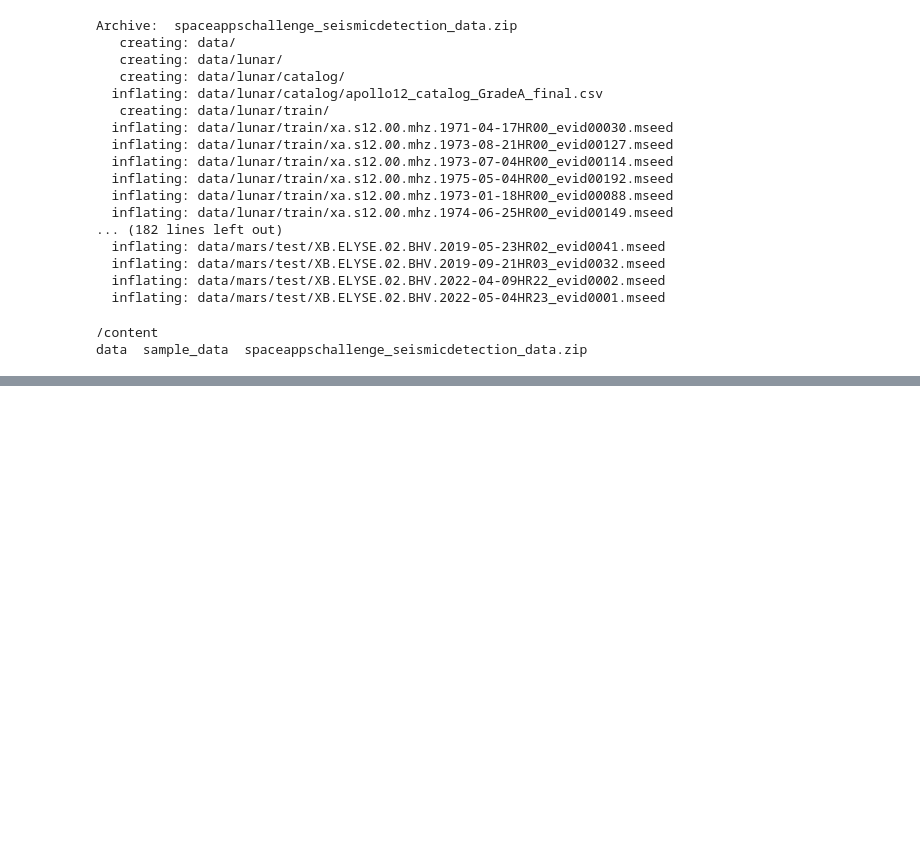
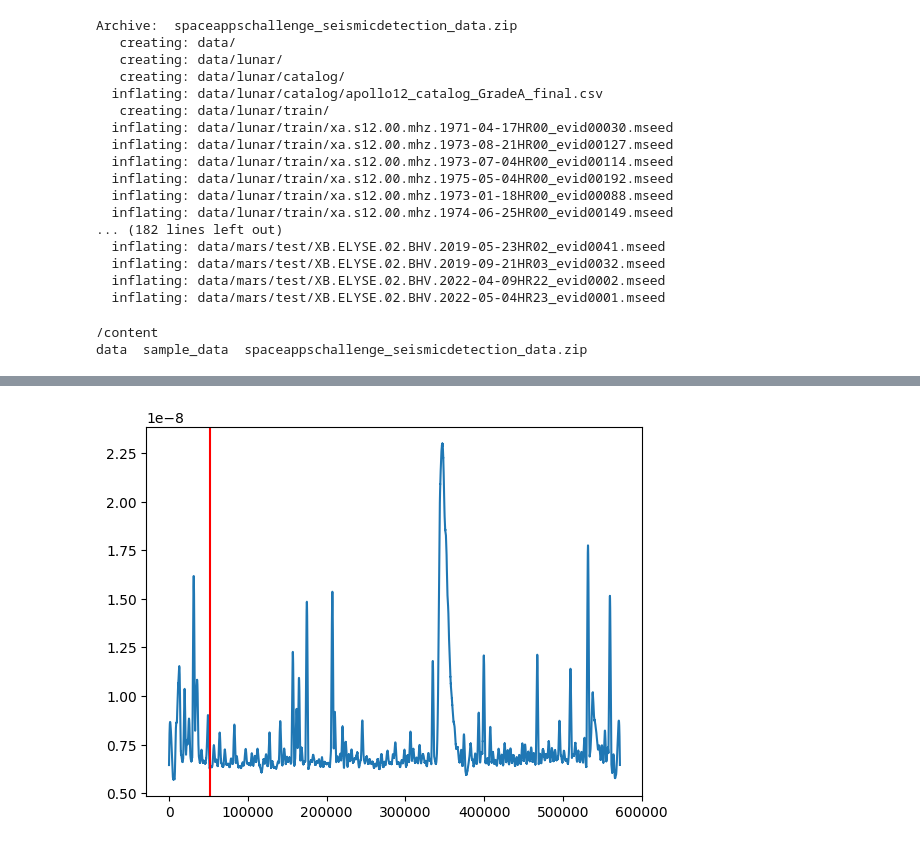
Before and after one commit to ifauh/seismic-detector, a Jupyter notebook: seismic_detect_notebook.ipynb, the cells around one changed output, grey strips where cells are left out. Drawn from its saved outputs; the diff is of its cells as text; code cells hidden in the pictures; blank space fills up the shorter version.

Commit message:
Fix typo in Dataset Block and added pre-processing block

```diff
--- a/seismic_detect_notebook.ipynb
+++ b/seismic_detect_notebook.ipynb
@@ -176,0 +212,93 @@ Output: Transformed / Augmented data
+# %%
+#PreProcessing
+'''
+Input:Signal
+Output: Transformed / Augmented data
+'''
+class ProcessSignal:
+  def __init__(self)->None:
+    pass
+  def detectEnvelope(self,x:np.ndarray,N:int,method = 'analytic', window="hamming"):
+
+    x=np.abs(x)
+    #Assert that x is a 1D numpy array
+    kernel_mapper={"rect":np.ones(N)/N,"hamming":np.hamming(N),"hanning":np.hanning(N),"blackman":np.blackman(N),
+                  "gaussian":scipy.signal.windows.gaussian(N,1),"tukey":scipy.signal.windows.tukey(N,1)}
+    if method == 'analytic':
+
+      #Calculate the mean of x and remove it
+      x_mean = np.mean(x)
+      x_zero_mean = x-x_mean
+
+      #Take the absolute value of the Hilbert transform
+      #to calculate the analytical envelope of the zero mean
+      #version of x
+      zero_mean_envelope = np.abs(hilbert(x_zero_mean,N = N))
+
+      #Calculate and return upper and lower envelopes
+      return x_mean+zero_mean_envelope,x_mean-zero_mean_envelope
+
+    elif method == 'rms':
+
+      #Assert that N is specified and is an integer
+      #For the rms method N serves as window size
+      #for the moving average
+      assert N and isinstance(N,int), 'N must be an integer'
+
+      #Calculate the mean of x and remove it
+      x_mean = np.mean(x)
+      x_zero_mean = x-x_mean
+      #Moving average is calculated using np.convolve
+
+
+      #Calculate the RMS envelope of the zero mean version of x.
+      kernel=kernel_mapper[window]
+      #Moving average is calculated using np.convolve
+      zero_mean_envelope = np.sqrt(np.convolve(x_zero_mean**2,kernel,mode = 'same'))
+
+      #Calculate and return upper and lower envelopes
+      return x_mean+zero_mean_envelope,x_mean-zero_mean_envelope
+
+    elif method == 'peak':
+
+      #Assert that N is specified and is an integer
+      #For the peak method N serves as the minimum number of
+      #samples that seperate local maxima
+      assert N and isinstance(N,int), 'N must be an integer'
+
+      #Calculate local maxima and minima which will serve
+      #as peaks for upper and lower envelopes respectively
+      peaks_upper,_ = find_peaks(x,distance = N)
+      peaks_lower,_ = find_peaks(-x,distance = N)
+
+      #Calculate upper and lower envelopes by interpolating
+      #peaks using a Univariate spline
+      upper_spline = UnivariateSpline(peaks_upper,x[peaks_upper])
+      lower_spline = UnivariateSpline(peaks_lower,x[peaks_lower])
+      upper_envelope = upper_spline(np.arange(x.shape[0]))
+      lower_envelope = lower_spline(np.arange(x.shape[0]))
+
+      #Return the envelopes
+      return upper_envelope,lower_envelope
+
+    else:
+
+      raise ValueError('%s is not a valid method' %(method))
+
+  def compareSignals(self,original:np.ndarray,signal:np.ndarray,fs:float,arrival_time:float,block:Optional[bool]=True)->None:
+
+    plt.close()
+    plt.plot(signal)
+    plt.axvline(x=arrival_time,color="red")
+    plt.show()
+  '''
+  Test block
+  '''
+idx=16
+x_input,x_label,fs=train_data[idx],train_labels[idx],sampling_rate[idx]
+print(x_input,x_label,fs)
+p=ProcessSignal()
+envelope=p.detectEnvelope(x_input,int(fs*512),'rms',"hamming")
+p.compareSignals(x_input,envelope[0],fs,x_label)
+print(fs)
+# %% [output]
@@ -176,0 +307 @@ Output: Transformed / Augmented data
+[figure, added]
```
Also changed, not shown: parts of 5 cells of this notebook.
